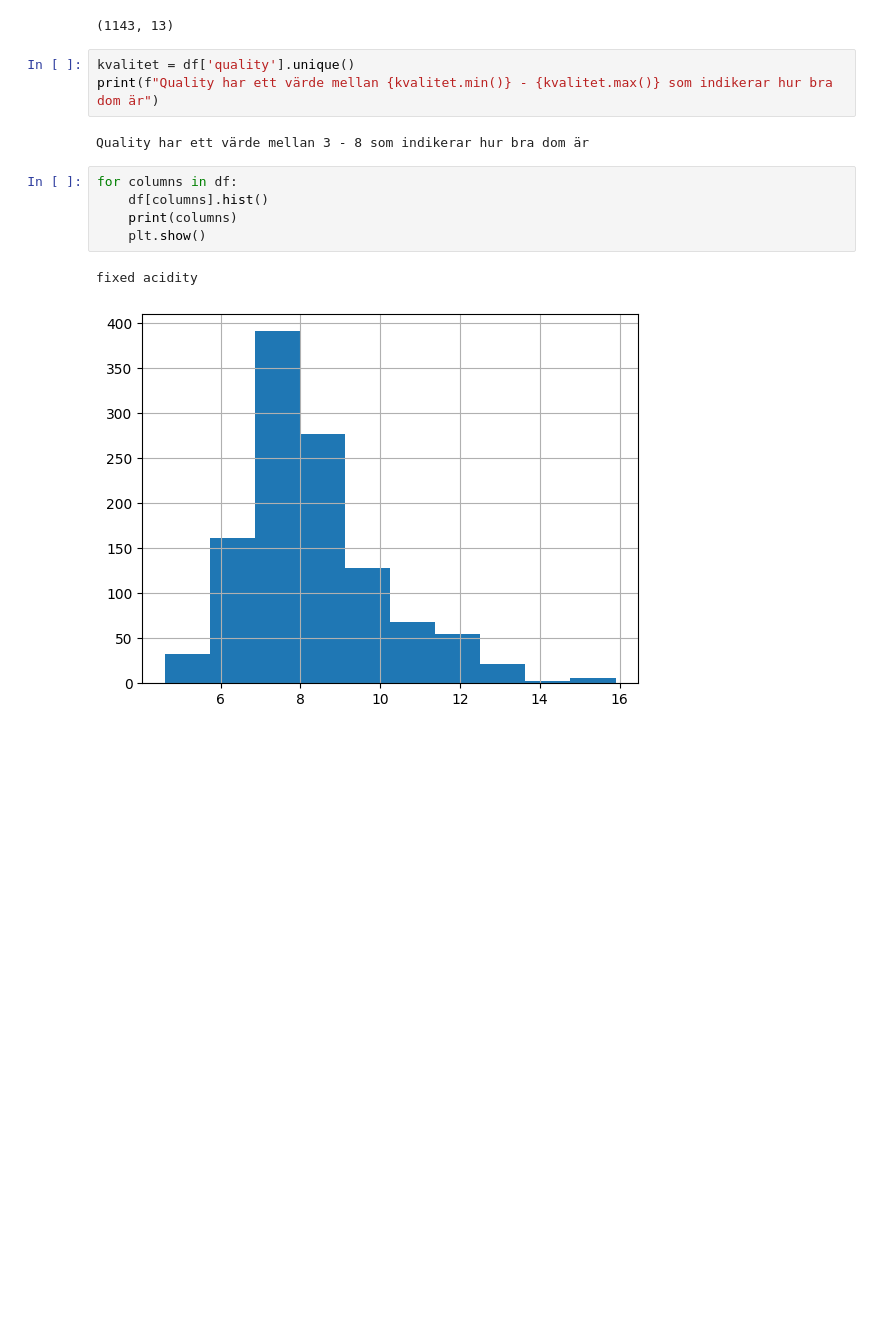
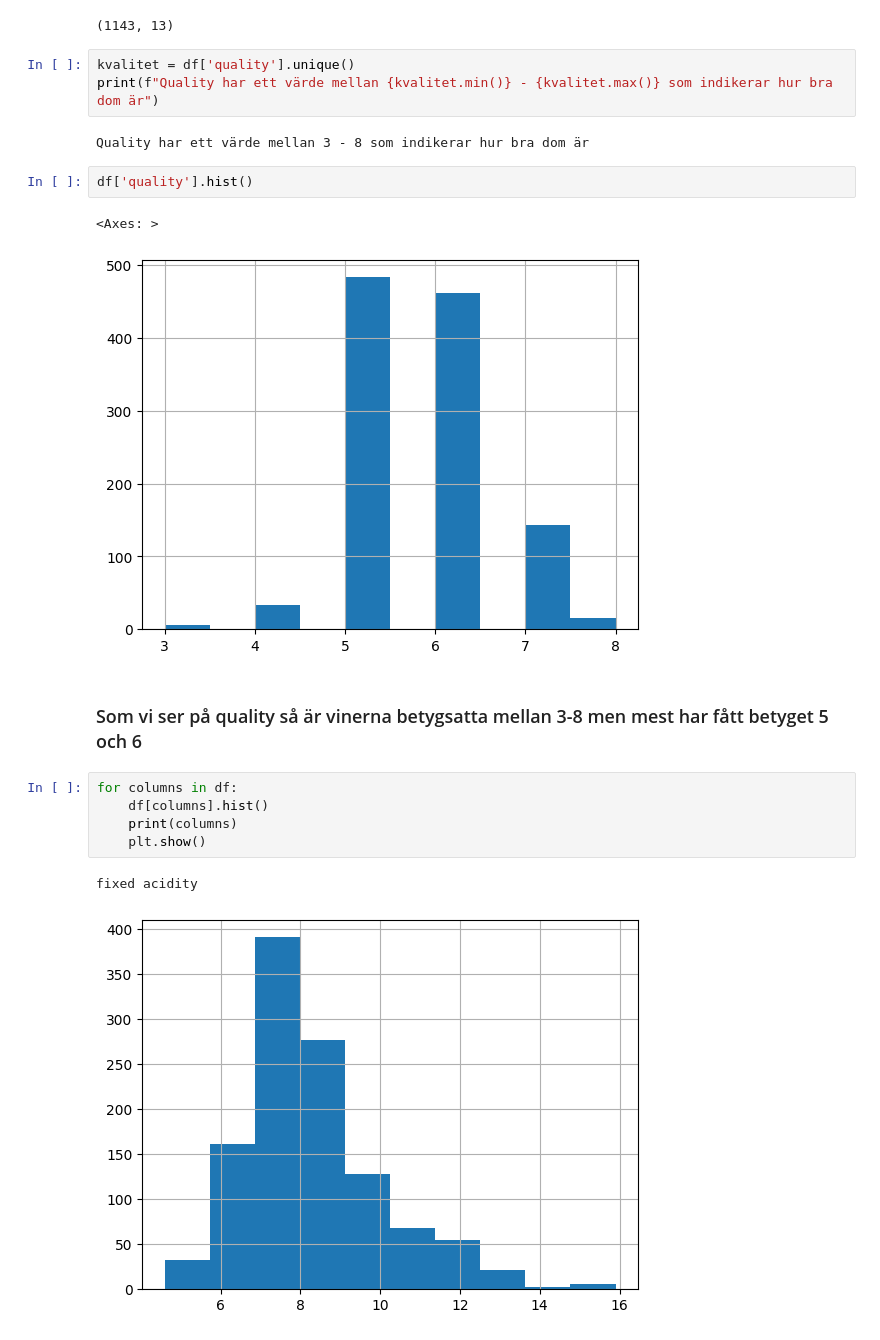
Before and after one commit to niclas-svanstrom/MachineLearning-SchoolProjects, a Jupyter notebook: niclas_svanström_decision_tree.ipynb, the cells around one changed output. Cells and saved outputs as stored; diff of their text form; blank space fills up the shorter version.

```diff
--- a/niclas_svanström_decision_tree.ipynb
+++ b/niclas_svanström_decision_tree.ipynb
@@ -25,6 +25,13 @@ kvalitet = df['quality'].unique()
 print(f"Quality har ett värde mellan {kvalitet.min()} - {kvalitet.max()} som indikerar hur bra dom är")
 # %% [output]
 Quality har ett värde mellan 3 - 8 som indikerar hur bra dom är
+# %%
+df['quality'].hist()
+# %% [output]
+<Axes: >
+[figure, added]
+# %% [markdown]
+### Som vi ser på quality så är vinerna betygsatta mellan 3-8 men mest har fått betyget 5 och 6
 # %%
 for columns in df:
     df[columns].hist()
```
Also changed, not shown: parts of 10 cells of this notebook, 1 other file.
